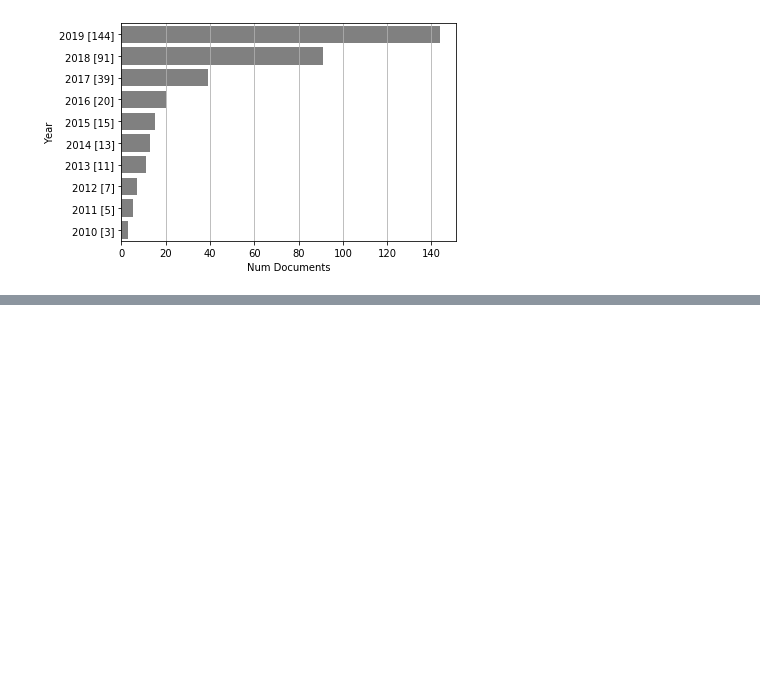
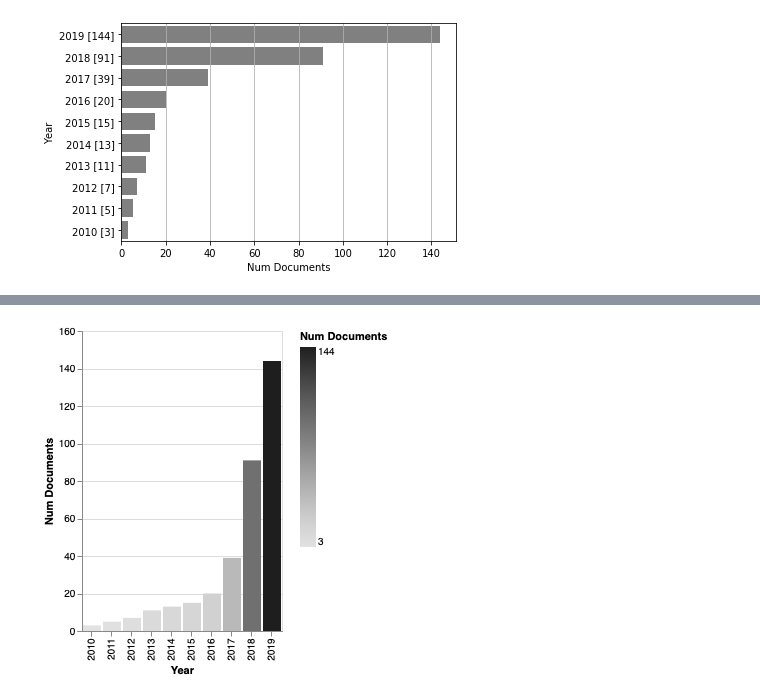
Before and after one commit to jdvelasq/techminer-old-deprecated, a Jupyter notebook: guide/tutorial/10-documents-by-year.ipynb, the cells around one changed output, grey strips where cells are left out. Cells and saved outputs as stored; diff of their text form; code cells hidden in the pictures; blank space fills up the shorter version.

```diff
--- a/guide/tutorial/10-documents-by-year.ipynb
+++ b/guide/tutorial/10-documents-by-year.ipynb
@@ -76,0 +81,4 @@ rdf.documents_by_year(cumulative=True).barhplot(library='seaborn')
+# %%
+rdf.documents_by_year(cumulative=True).barplot(library='altair')
+# %% [output]
+[figure, added]
```
Also changed, not shown: parts of 2 cells of this notebook, 2 other files.
